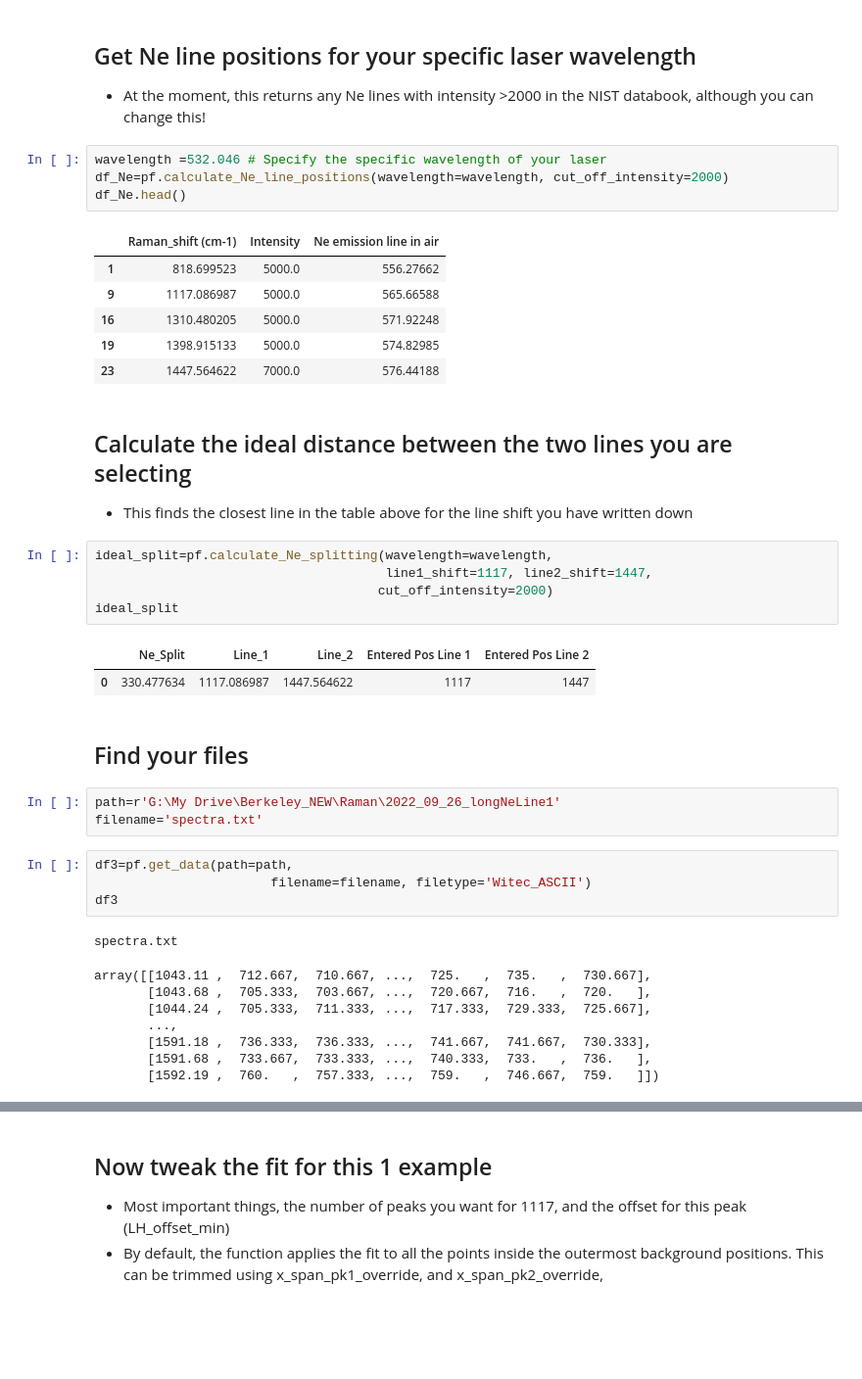
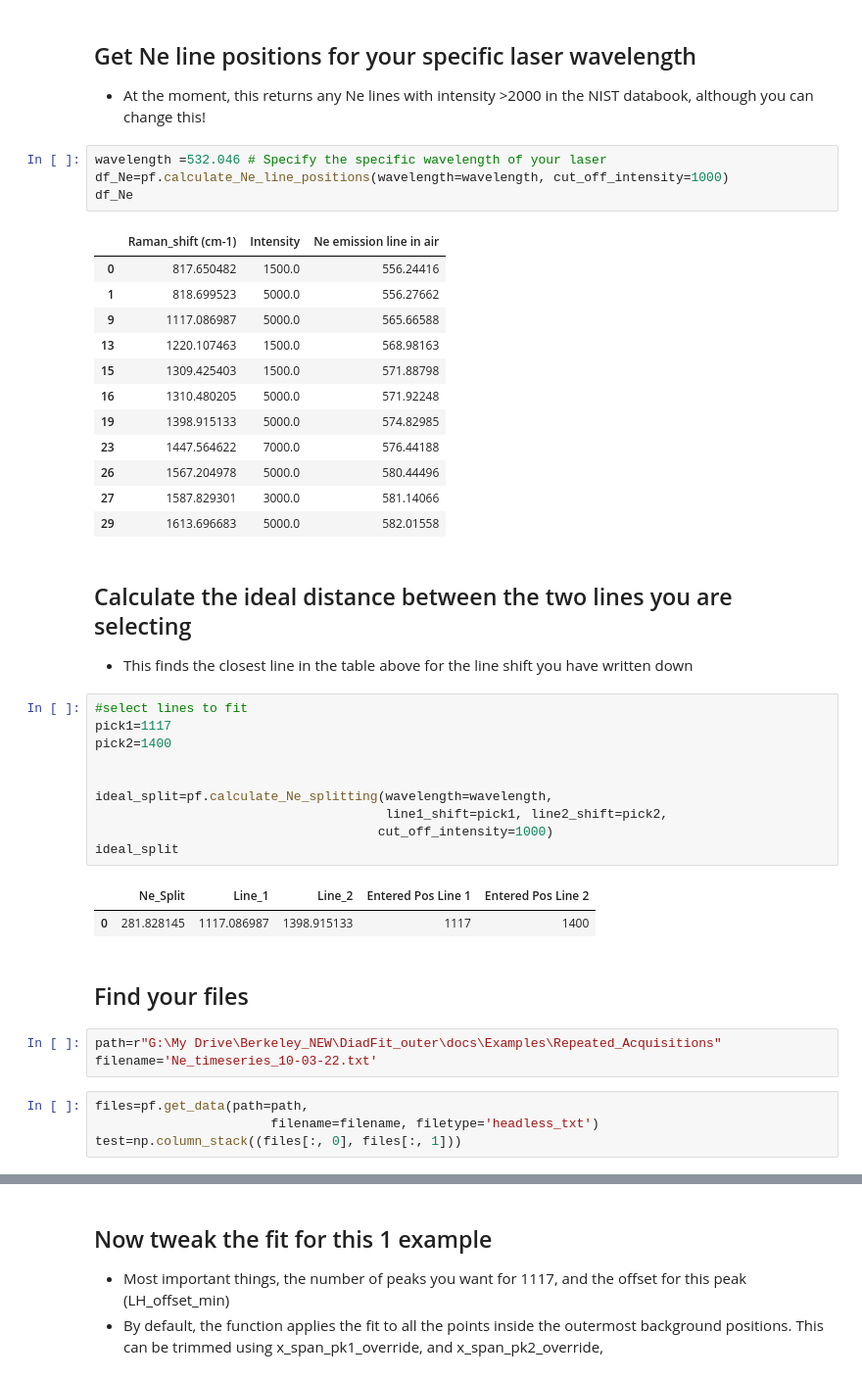
Before and after one commit to PennyWieser/DiadFit, a Jupyter notebook: docs/Examples/Repeated_Acquisitions/Ne_Fitting_1447_1117.ipynb, the cells around one changed output, grey strips where cells are left out. Shown at 98% size. Saved outputs shown, nothing was run; the diff lists cells and outputs as text; blank space fills up the shorter version.

```diff
--- a/docs/Examples/Repeated_Acquisitions/Ne_Fitting_1447_1117.ipynb
+++ b/docs/Examples/Repeated_Acquisitions/Ne_Fitting_1447_1117.ipynb
@@ -25,41 +25,43 @@ pf.__version__
 - At the moment, this returns any Ne lines with intensity >2000 in the NIST databook, although you can change this!
 # %%
 wavelength =532.046 # Specify the specific wavelength of your laser
-df_Ne=pf.calculate_Ne_line_positions(wavelength=wavelength, cut_off_intensity=2000)
-df_Ne.head()
+df_Ne=pf.calculate_Ne_line_positions(wavelength=wavelength, cut_off_intensity=1000)
+df_Ne
 # %% [output]
 |  | Raman_shift (cm-1) | Intensity | Ne emission line in air |
+| 0 | 817.650482 | 1500.0 | 556.24416 |
 | 1 | 818.699523 | 5000.0 | 556.27662 |
 | 9 | 1117.086987 | 5000.0 | 565.66588 |
+| 13 | 1220.107463 | 1500.0 | 568.98163 |
+| 15 | 1309.425403 | 1500.0 | 571.88798 |
 | 16 | 1310.480205 | 5000.0 | 571.92248 |
 | 19 | 1398.915133 | 5000.0 | 574.82985 |
 | 23 | 1447.564622 | 7000.0 | 576.44188 |
+| 26 | 1567.204978 | 5000.0 | 580.44496 |
+| 27 | 1587.829301 | 3000.0 | 581.14066 |
+| 29 | 1613.696683 | 5000.0 | 582.01558 |
 # %% [markdown]
 ## Calculate the ideal distance between the two lines you are selecting
 - This finds the closest line in the table above for the line shift you have written down
 # %%
+#select lines to fit
+pick1=1117
+pick2=1400
+
+
 ideal_split=pf.calculate_Ne_splitting(wavelength=wavelength,
-                                      line1_shift=1117, line2_shift=1447,
-                                     cut_off_intensity=2000)
+                                      line1_shift=pick1, line2_shift=pick2,
+                                     cut_off_intensity=1000)
 ideal_split
 # %% [output]
 |  | Ne_Split | Line_1 | Line_2 | Entered Pos Line 1 | Entered Pos Line 2 |
-| 0 | 330.477634 | 1117.086987 | 1447.564622 | 1117 | 1447 |
+| 0 | 281.828145 | 1117.086987 | 1398.915133 | 1117 | 1400 |
 # %% [markdown]
 ## Find your files
 # %%
-path=r'G:\My Drive\Berkeley_NEW\Raman\2022_09_26_longNeLine1'
-filename='spectra.txt'
+path=r"G:\My Drive\Berkeley_NEW\DiadFit_outer\docs\Examples\Repeated_Acquisitions"
+filename='Ne_timeseries_10-03-22.txt'
 # %%
-df3=pf.get_data(path=path,
-                       filename=filename, filetype='Witec_ASCII')
-df3
+files=pf.get_data(path=path,
+                       filename=filename, filetype='headless_txt')
+test=np.column_stack((files[:, 0], files[:, 1]))
-# %% [output]
-spectra.txt
-array([[1043.11 ,  712.667,  710.667, ...,  725.   ,  735.   ,  730.667],
-       [1043.68 ,  705.333,  703.667, ...,  720.667,  716.   ,  720.   ],
-       [1044.24 ,  705.333,  711.333, ...,  717.333,  729.333,  725.667],
-       ...,
-       [1591.18 ,  736.333,  736.333, ...,  741.667,  741.667,  730.333],
-       [1591.68 ,  733.667,  733.333, ...,  740.333,  733.   ,  736.   ],
-       [1592.19 ,  760.   ,  757.333, ...,  759.   ,  746.667,  759.   ]])
```
Also changed, not shown: parts of 17 cells of this notebook, 4 other files.
